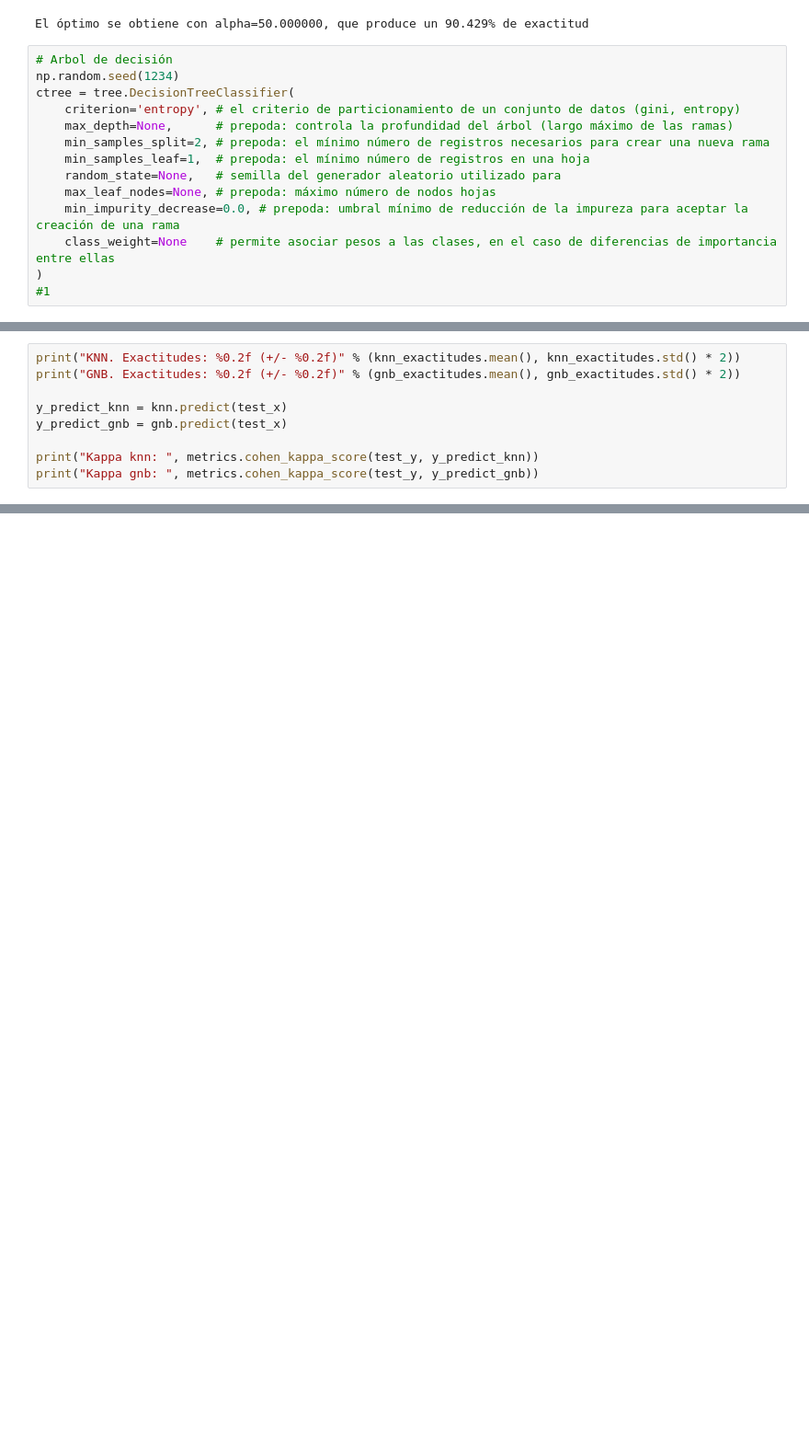
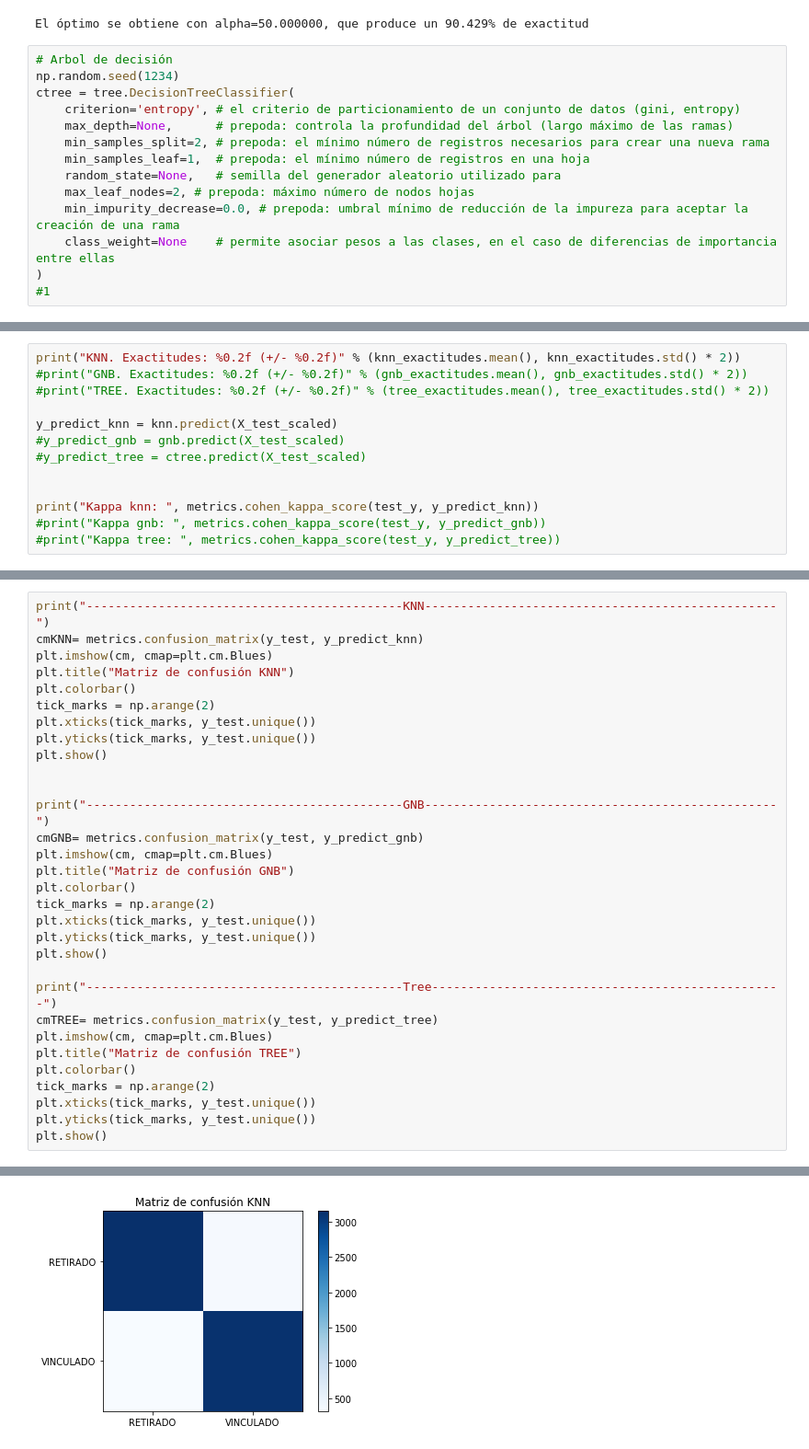
Before and after one commit to Jaiver2012/FinalAnalitica, a Jupyter notebook: Untitled.ipynb, the cells around one changed output, grey strips where cells are left out. Shown at 92% size. Cells and saved outputs as stored; diff of their text form; blank space fills up the shorter version.

```diff
--- a/Untitled.ipynb
+++ b/Untitled.ipynb
@@ -343,7 +343,7 @@ ctree = tree.DecisionTreeClassifier(
     min_samples_split=2, # prepoda: el mínimo número de registros necesarios para crear una nueva rama
     min_samples_leaf=1,  # prepoda: el mínimo número de registros en una hoja
     random_state=None,   # semilla del generador aleatorio utilizado para
-    max_leaf_nodes=None, # prepoda: máximo número de nodos hojas
+    max_leaf_nodes=2, # prepoda: máximo número de nodos hojas
     min_impurity_decrease=0.0, # prepoda: umbral mínimo de reducción de la impureza para aceptar la creación de una rama
     class_weight=None    # permite asociar pesos a las clases, en el caso de diferencias de importancia entre ellas
 )
@@ -415,9 +385,13 @@ gnb_exactitudes = cross_val_score(gnb, train_x , train_y, cv=5, scoring='accurac
 # %%
 print("KNN. Exactitudes: %0.2f (+/- %0.2f)" % (knn_exactitudes.mean(), knn_exactitudes.std() * 2))
-print("GNB. Exactitudes: %0.2f (+/- %0.2f)" % (gnb_exactitudes.mean(), gnb_exactitudes.std() * 2))
+#print("GNB. Exactitudes: %0.2f (+/- %0.2f)" % (gnb_exactitudes.mean(), gnb_exactitudes.std() * 2))
+#print("TREE. Exactitudes: %0.2f (+/- %0.2f)" % (tree_exactitudes.mean(), tree_exactitudes.std() * 2))
 
-y_predict_knn = knn.predict(test_x)
-y_predict_gnb = gnb.predict(test_x)
+y_predict_knn = knn.predict(X_test_scaled)
+#y_predict_gnb = gnb.predict(X_test_scaled)
+#y_predict_tree = ctree.predict(X_test_scaled)
+
 
 print("Kappa knn: ", metrics.cohen_kappa_score(test_y, y_predict_knn))
-print("Kappa gnb: ", metrics.cohen_kappa_score(test_y, y_predict_gnb))
+#print("Kappa gnb: ", metrics.cohen_kappa_score(test_y, y_predict_gnb))
+#print("Kappa tree: ", metrics.cohen_kappa_score(test_y, y_predict_tree))
@@ -423,0 +401,32 @@ print("Kappa gnb: ", metrics.cohen_kappa_score(test_y, y_predict_gnb))
+# %%
+print("--------------------------------------------KNN-------------------------------------------------")
+cmKNN= metrics.confusion_matrix(y_test, y_predict_knn)
+plt.imshow(cm, cmap=plt.cm.Blues)
+plt.title("Matriz de confusión KNN")
+plt.colorbar()
+tick_marks = np.arange(2)
+plt.xticks(tick_marks, y_test.unique())
+plt.yticks(tick_marks, y_test.unique())
+plt.show()
+
+
+print("--------------------------------------------GNB-------------------------------------------------")
+cmGNB= metrics.confusion_matrix(y_test, y_predict_gnb)
+plt.imshow(cm, cmap=plt.cm.Blues)
+plt.title("Matriz de confusión GNB")
+plt.colorbar()
+tick_marks = np.arange(2)
+plt.xticks(tick_marks, y_test.unique())
+plt.yticks(tick_marks, y_test.unique())
+plt.show()
+
+print("--------------------------------------------Tree-------------------------------------------------")
+cmTREE= metrics.confusion_matrix(y_test, y_predict_tree)
+plt.imshow(cm, cmap=plt.cm.Blues)
+plt.title("Matriz de confusión TREE")
+plt.colorbar()
+tick_marks = np.arange(2)
+plt.xticks(tick_marks, y_test.unique())
+plt.yticks(tick_marks, y_test.unique())
+plt.show()
+# %% [output]
@@ -423,0 +434 @@ print("Kappa gnb: ", metrics.cohen_kappa_score(test_y, y_predict_gnb))
+[figure, added]
```
Also changed, not shown: parts of 11 cells of this notebook.
